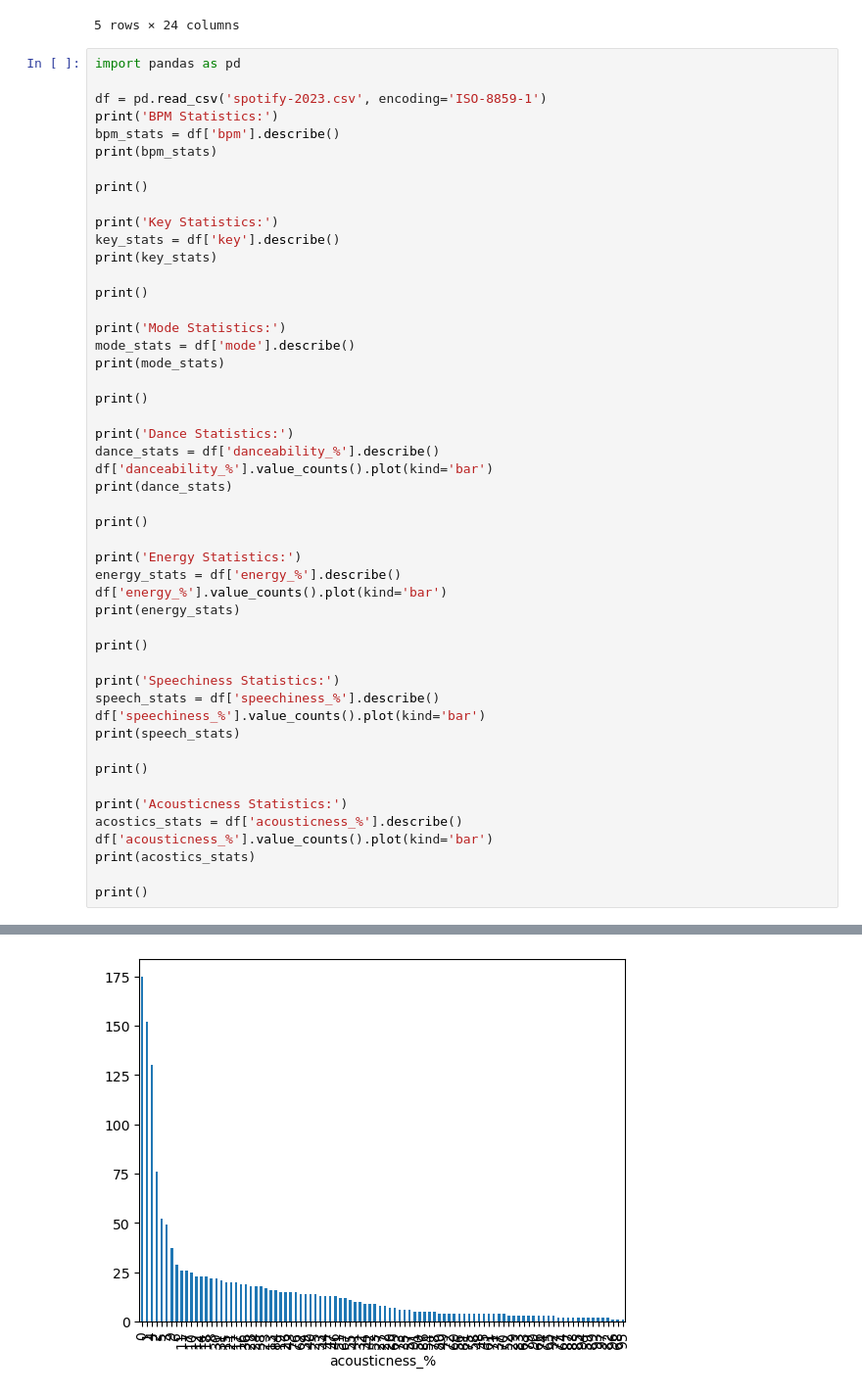
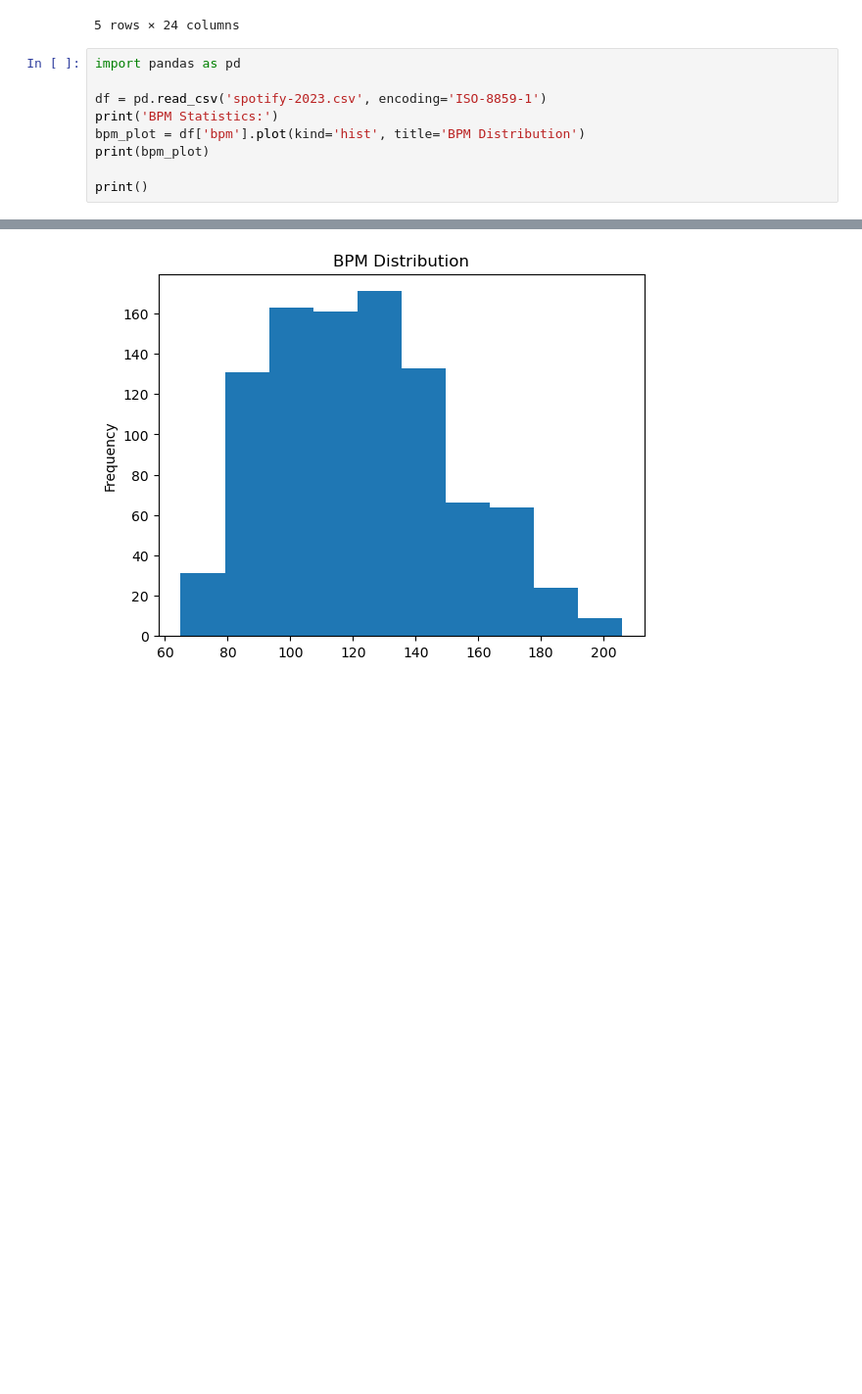
Before and after one commit to Mortal-Atlas/Data_Visualization_And_Modeling, a Jupyter notebook: Lab/1.3 Data Visualization Lab.ipynb, the cells around one changed output, grey strips where cells are left out. Shown at 98% size. Drawn from its saved outputs; the diff is of its cells as text; blank space fills up the shorter version.

```diff
--- a/Lab/1.3 Data Visualization Lab.ipynb
+++ b/Lab/1.3 Data Visualization Lab.ipynb
@@ -67,49 +67,9 @@ import pandas as pd
 
 df = pd.read_csv('spotify-2023.csv', encoding='ISO-8859-1')
 print('BPM Statistics:')
-bpm_stats = df['bpm'].describe()
-print(bpm_stats)
+bpm_plot = df['bpm'].plot(kind='hist', title='BPM Distribution')
+print(bpm_plot)
 
 print()
-
-print('Key Statistics:')
-key_stats = df['key'].describe()
-print(key_stats)
-
-print()
-
-print('Mode Statistics:')
-mode_stats = df['mode'].describe()
-print(mode_stats)
-
-print()
-
-print('Dance Statistics:')
-dance_stats = df['danceability_%'].describe()
-df['danceability_%'].value_counts().plot(kind='bar')
-print(dance_stats)
-
-print()
-
-print('Energy Statistics:')
-energy_stats = df['energy_%'].describe()
-df['energy_%'].value_counts().plot(kind='bar')
-print(energy_stats)
-
-print()
-
-print('Speechiness Statistics:')
-speech_stats = df['speechiness_%'].describe()
-df['speechiness_%'].value_counts().plot(kind='bar')
-print(speech_stats)
-
-print()
-
-print('Acousticness Statistics:')
-acostics_stats = df['acousticness_%'].describe()
-df['acousticness_%'].value_counts().plot(kind='bar')
-print(acostics_stats)
-
-print()
 # %% [output]
 BPM Statistics:
@@ -132 +77 @@ Name: acousticness_%, dtype: float64
-[figure, old version]
+[figure, new version]
```
Also changed, not shown: parts of 9 cells of this notebook.
